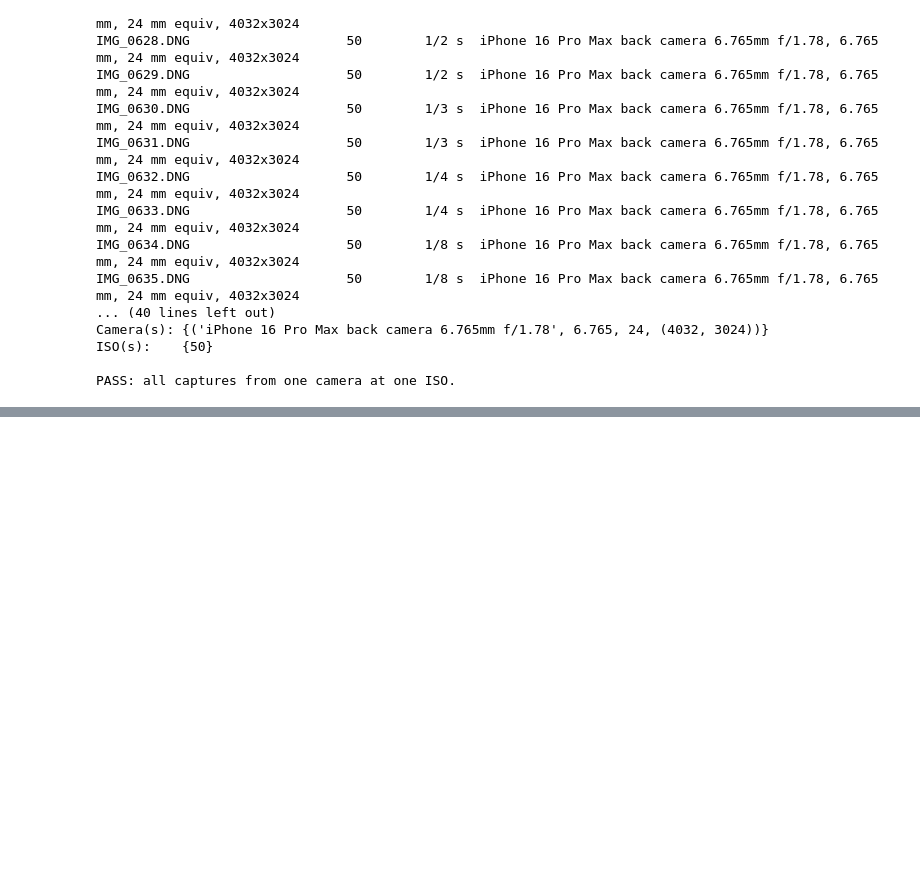
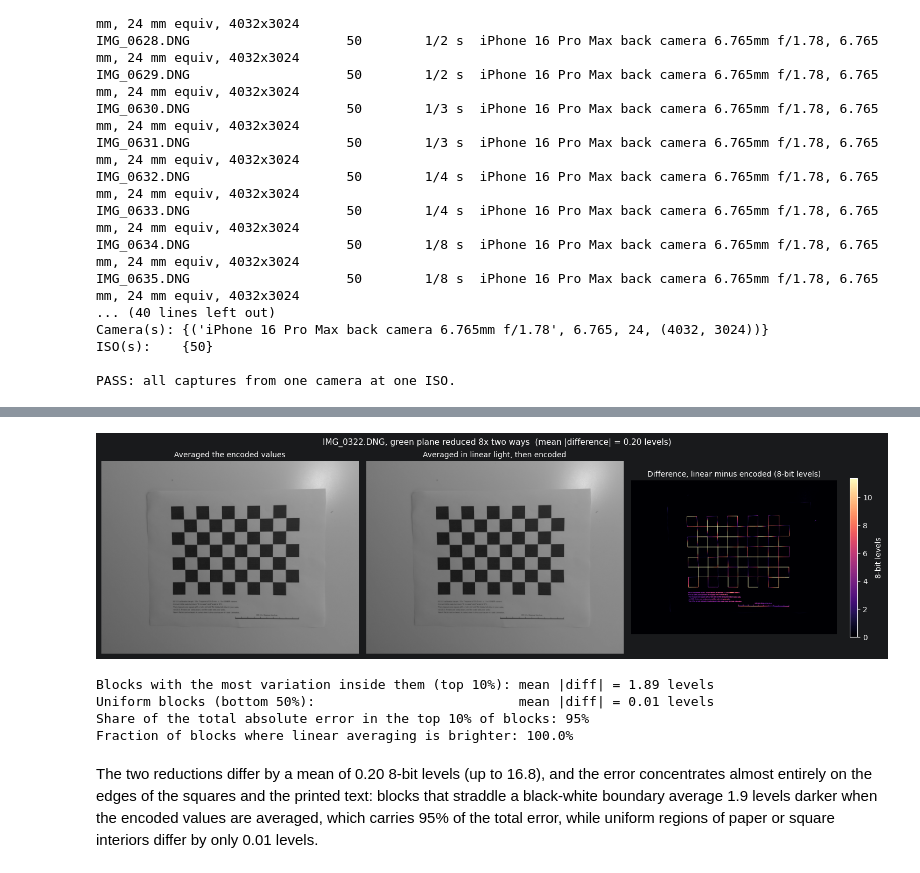
Before and after one commit to Jon-Knapp/EE513, a Jupyter notebook: Project 1/Noise and Linear Light.ipynb, the cells around one changed output, grey strips where cells are left out. Saved outputs shown, nothing was run; the diff lists cells and outputs as text; code cells hidden in the pictures; blank space fills up the shorter version.

```diff
--- a/Project 1/Noise and Linear Light.ipynb
+++ b/Project 1/Noise and Linear Light.ipynb
@@ -388,0 +963,28 @@ PASS: all captures from one camera at one ISO.
+# %%
+if present:
+    K, sK = ptc_fit["K"], ptc_fit["sig_K"]
+    R, sR = ptc_fit["read"], ptc_fit["sig_read"]
+
+    # Normalized signal x = (D - B) / (W - B), so Var(x) = S x + O becomes
+    #   Var(D) = (W - B) S (D - B) + (W - B)^2 O
+    # Matching K (D - B) + K^2 sigma_r^2 term by term:
+    #   K_vendor = S (W - B),   sigma_r,vendor = sqrt(O) (W - B) / K_vendor = sqrt(O) / S
+    plane = 1 if len(profile) == 3 else 0      # green plane if given per color, else the only one
+    S, O = profile[plane]
+    K_vendor = S * FULL_SCALE
+    R_vendor = np.sqrt(O) / S if O > 0 else np.nan
+
+    vendor_df = pd.DataFrame({
+        "quantity": ["conversion gain K (DN/e-)", "read noise (e-)"],
+        "vendor (NoiseProfile)": [K_vendor, R_vendor],
+        "mine (photon transfer)": [K, R],
+        "my fit uncertainty": [sK, sR],
+        "mine vs. vendor (%)": [100 * (K - K_vendor) / K_vendor,
+                                100 * (R - R_vendor) / R_vendor],
+    })
+    print(f"Using plane {plane} of {len(profile)}: S = {S:.4e}, O = {O:.4e}; "
+          f"white - black = {FULL_SCALE:.0f} DN")
+    display(vendor_df.round(4).style.hide(axis="index"))
+else:
+    print("The NoiseProfile tag (51041) is absent from these DNGs, so there are no vendor "
+          "figures to compare against.")
@@ -388,0 +1156,36 @@ PASS: all captures from one camera at one ISO.
+# %%
+fig, axes = plt.subplots(1, 3, figsize=(15, 4.3))
+for ax, img, title in ((axes[0], reduced_encoded, "Averaged the encoded values"),
+                       (axes[1], reduced_linear, "Averaged in linear light, then encoded")):
+    ax.imshow(img, cmap="gray", vmin=0, vmax=1)
+    ax.set_title(title, fontsize=10); ax.axis("off")
+im = axes[2].imshow(diff_8bit, cmap="magma", vmin=0, vmax=np.percentile(diff_8bit, 99.5))
+axes[2].set_title("Difference, linear minus encoded (8-bit levels)", fontsize=10); axes[2].axis("off")
+fig.colorbar(im, ax=axes[2], shrink=0.8, label="8-bit levels")
+fig.suptitle(f"{CHECKER_PATH.name}, green plane reduced {REDUCE}x two ways  "
+             f"(mean |difference| = {mad:.2f} levels)", fontsize=11)
+fig.tight_layout()
+fig.savefig("hw3_item13_reduction.png", dpi=150, bbox_inches="tight")
+plt.show()
+# %% [output]
+[figure, added]
+# %%
+# Sort the reduced blocks by how much the light varies inside them.
+local_var = block_mean(lin**2) - block_mean(lin)**2          # within-block variance, linear
+local_sd = np.sqrt(np.clip(local_var, 0, None))
+edges = local_sd >= np.percentile(local_sd, 90)
+flat = local_sd <= np.percentile(local_sd, 50)
+print(f"Blocks with the most variation inside them (top 10%): mean |diff| = "
+      f"{np.abs(diff_8bit[edges]).mean():.2f} levels")
+print(f"Uniform blocks (bottom 50%):                          mean |diff| = "
+      f"{np.abs(diff_8bit[flat]).mean():.2f} levels")
+print(f"Share of the total absolute error in the top 10% of blocks: "
+      f"{100 * np.abs(diff_8bit[edges]).sum() / np.abs(diff_8bit).sum():.0f}%")
+print(f"Fraction of blocks where linear averaging is brighter: {100 * (diff_8bit > 0).mean():.1f}%")
+# %% [output]
+Blocks with the most variation inside them (top 10%): mean |diff| = 1.89 levels
+Uniform blocks (bottom 50%):                          mean |diff| = 0.01 levels
+Share of the total absolute error in the top 10% of blocks: 95%
+Fraction of blocks where linear averaging is brighter: 100.0%
+# %% [markdown]
+The two reductions differ by a mean of 0.20 8-bit levels (up to 16.8), and the error concentrates almost entirely on the edges of the squares and the printed text: blocks that straddle a black-white boundary average 1.9 levels darker when the encoded values are averaged, which carries 95% of the total error, while uniform regions of paper or square interiors differ by only 0.01 levels.
```
Also changed, not shown: parts of 42 cells of this notebook, 6 other files.
